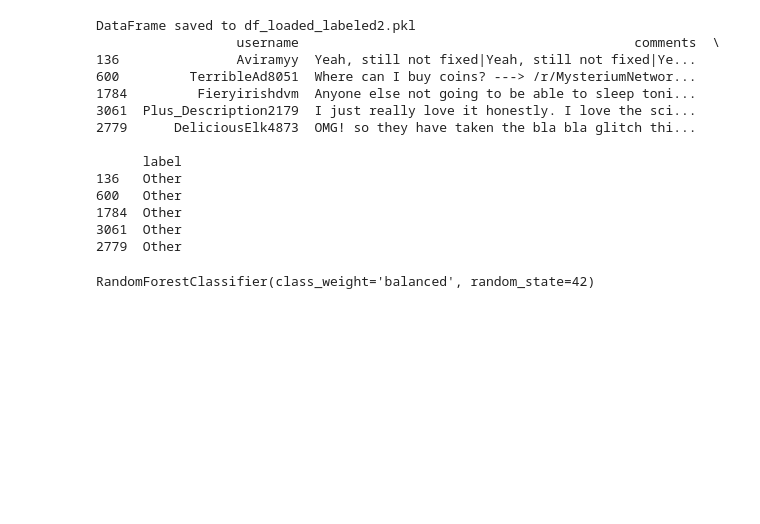
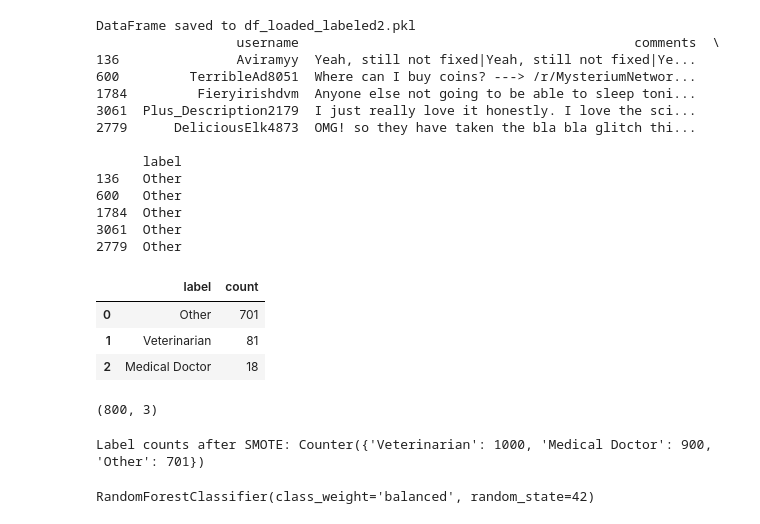
Before and after one commit to bernard-rr/coding_challenge, a Jupyter notebook: file.ipynb, the cells around one changed output. Cells and saved outputs as stored; diff of their text form; code cells hidden in the pictures; blank space fills up the shorter version.

```diff
--- a/file.ipynb
+++ b/file.ipynb
@@ -273 +362,15 @@ X_train, X_test, y_train, y_test = train_test_split(X, y, test_size=0.15, random
+# %%
+df_loaded['label'].value_counts().reset_index()
+# %% [output]
+|  | label | count |
+| 0 | Other | 701 |
+| 1 | Veterinarian | 81 |
+| 2 | Medical Doctor | 18 |
+# %%
+vectorizer = TfidfVectorizer(stop_words='english', max_features=5000, lowercase=True)
+X = vectorizer.fit_transform(df_loaded['comments'])
+y = df_loaded['label']
+df_loaded.shape
+# %% [output]
+(800, 3)
 # %%
@@ -277,3 +388,9 @@ X_resampled, y_resampled = smote.fit_resample(X_train, y_train)
+# %%
+from collections import Counter
+label_counts = Counter(y_resampled)
+print(f'Label counts after SMOTE: {label_counts}')
+# %% [output]
+Label counts after SMOTE: Counter({'Veterinarian': 1000, 'Medical Doctor': 900, 'Other': 701})
 # %%
 # Train the classifier with class weights
 classifier = RandomForestClassifier(class_weight='balanced', random_state=42)
```
Also changed, not shown: parts of 22 cells of this notebook, 8 other files.
